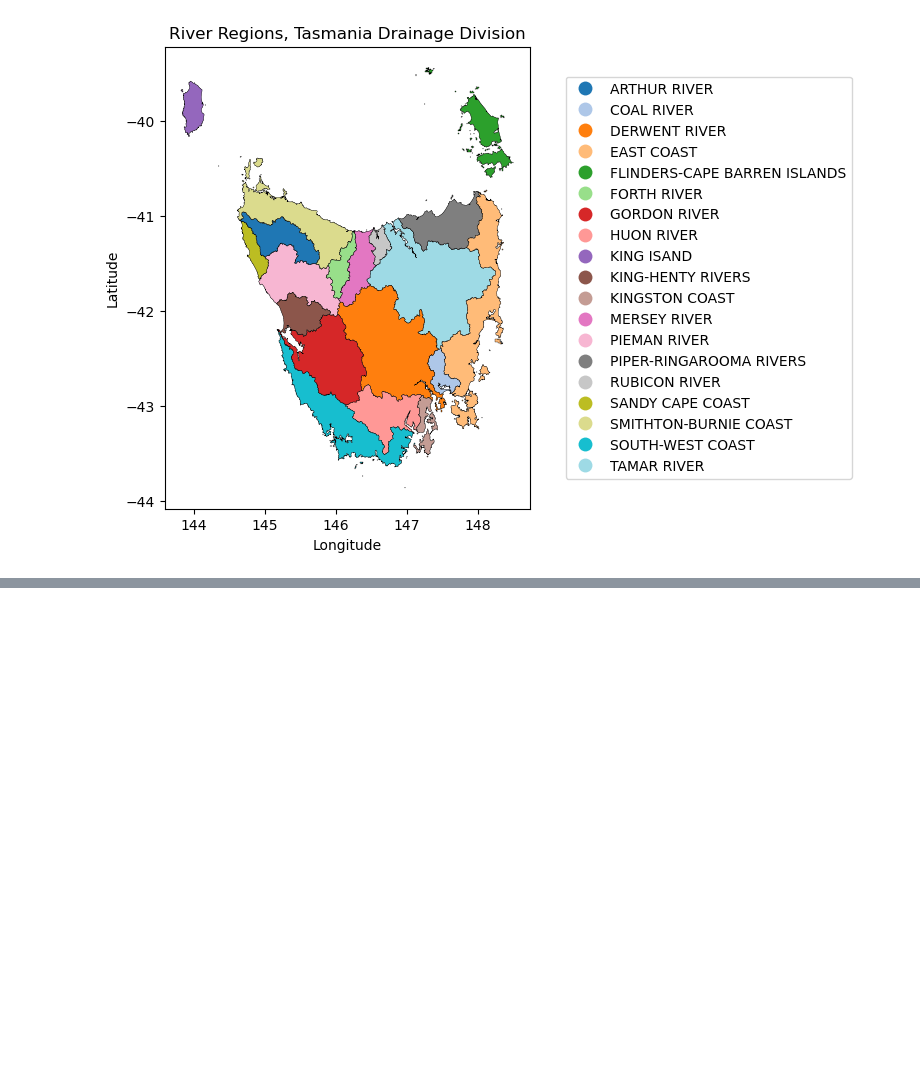
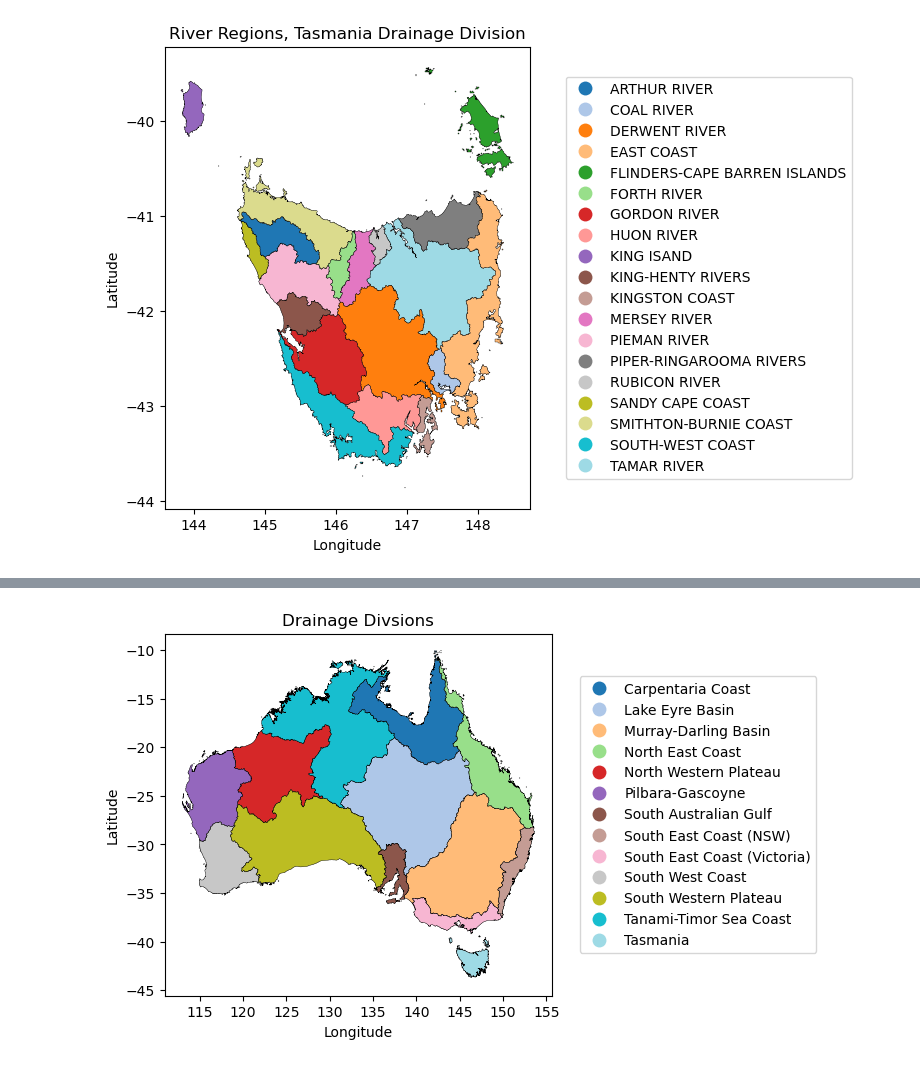
Before and after one commit to aus-ref-clim-data-nci/shapefiles, a Jupyter notebook: river_regions.ipynb, the cells around one changed output, grey strips where cells are left out. Drawn from its saved outputs; the diff is of its cells as text; code cells hidden in the pictures; blank space fills up the shorter version.

```diff
--- a/river_regions.ipynb
+++ b/river_regions.ipynb
@@ -63,3 +82,5 @@ plt.ylabel('Latitude')
 plt.show()
 # %% [output]
 [figure]
+# %%
+drainage_divisions = river_regions.dissolve(by='Division', as_index=False).drop(columns=['RivRegName', 'RivRegNum'])
@@ -65,0 +104,16 @@ plt.show()
+# %%
+drainage_divisions.plot(
+    figsize=[5, 5],
+    column='Division',
+    cmap='tab20',
+    legend=True,
+    linewidth=0.25,
+    edgecolor='black',
+    legend_kwds={'loc': 'right', 'bbox_to_anchor': (1.7, 0.5)},
+)
+plt.title('Drainage Divsions')
+plt.xlabel('Longitude')
+plt.ylabel('Latitude')
+plt.show()
+# %% [output]
+[figure, added]
```
Also changed, not shown: parts of 7 cells of this notebook, 2 other files.
